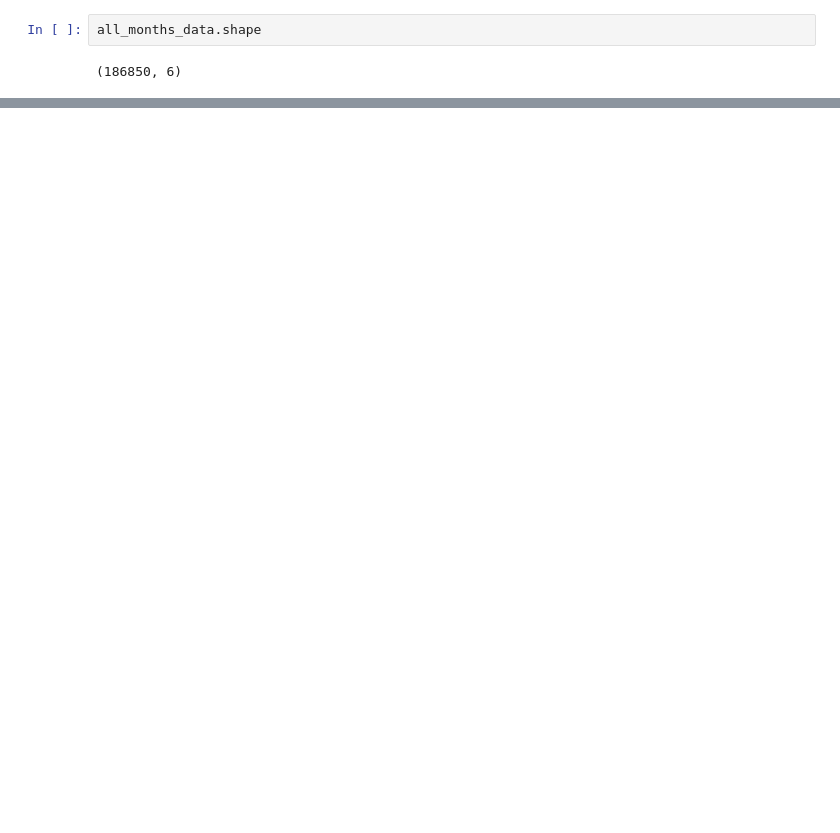
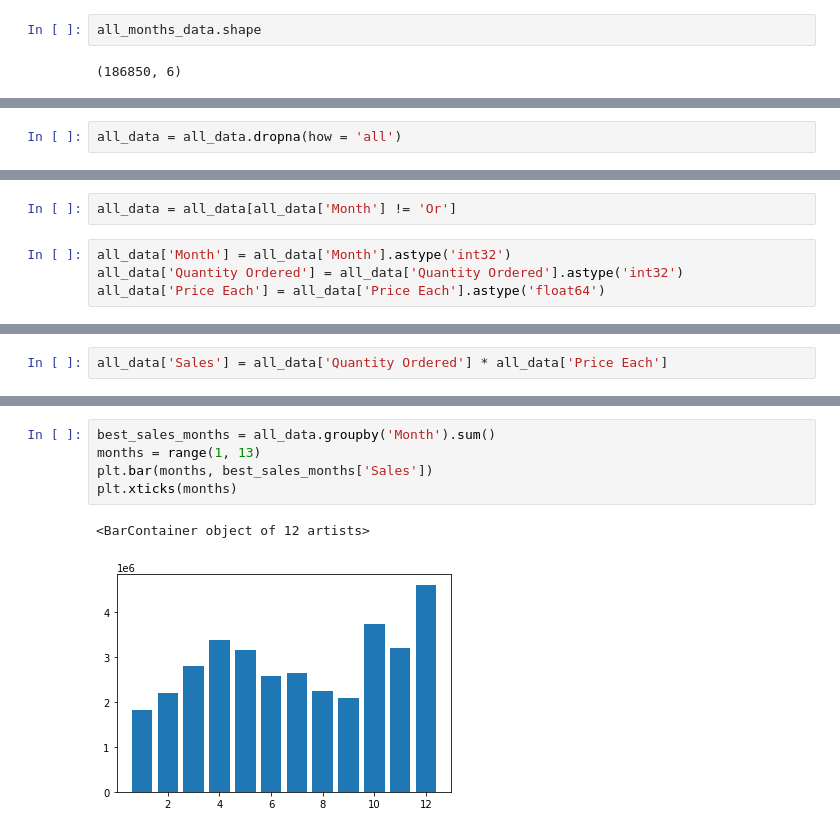
Before and after one commit to dbhinton/sales-analysis, a Jupyter notebook: sales-analysis.ipynb, the cells around one changed output, grey strips where cells are left out. Drawn from its saved outputs; the diff is of its cells as text; blank space fills up the shorter version.

Commit message:
Cleaned data, added sales column, added chart for sales by month

```diff
--- a/sales-analysis.ipynb
+++ b/sales-analysis.ipynb
@@ -24,0 +61,2 @@ all_months_data.to_csv('all_data.csv', index = False)
+# %%
+all_data = all_data.dropna(how = 'all')
@@ -24,0 +90,6 @@ all_months_data.to_csv('all_data.csv', index = False)
+# %%
+all_data = all_data[all_data['Month'] != 'Or']
+# %%
+all_data['Month'] = all_data['Month'].astype('int32')
+all_data['Quantity Ordered'] = all_data['Quantity Ordered'].astype('int32')
+all_data['Price Each'] = all_data['Price Each'].astype('float64')
@@ -24,0 +120,2 @@ all_months_data.to_csv('all_data.csv', index = False)
+# %%
+all_data['Sales'] = all_data['Quantity Ordered'] * all_data['Price Each']
@@ -24,0 +131,8 @@ all_months_data.to_csv('all_data.csv', index = False)
+# %%
+best_sales_months = all_data.groupby('Month').sum()
+months = range(1, 13)
+plt.bar(months, best_sales_months['Sales'])
+plt.xticks(months)
+# %% [output]
+<BarContainer object of 12 artists>
+[figure, added]
```
Also changed, not shown: parts of 17 cells of this notebook.
